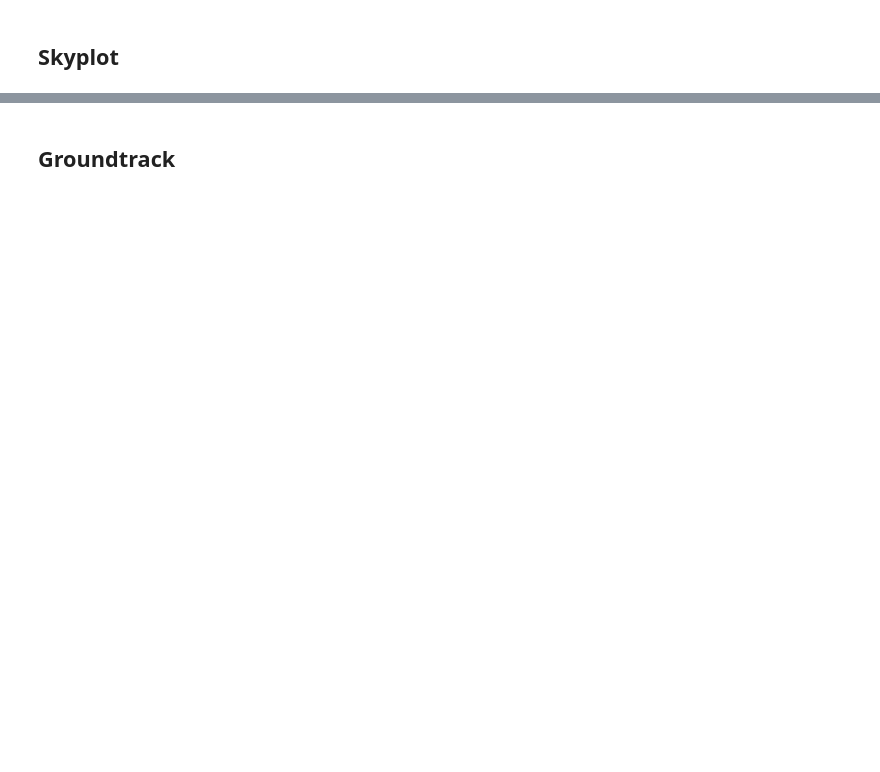
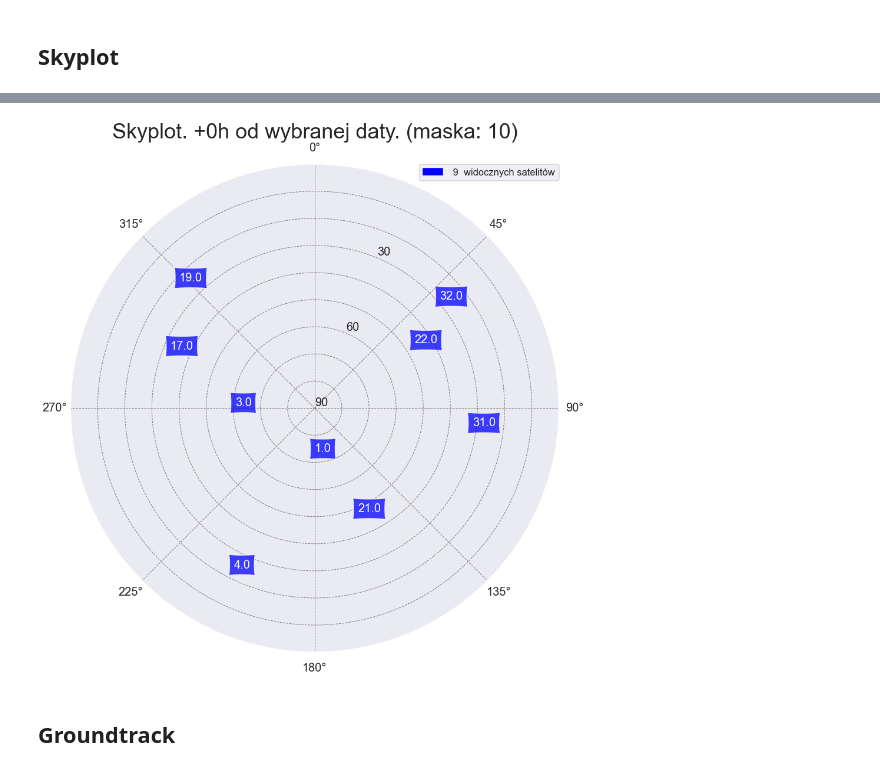
Before and after one commit to krz144/SNS, a Jupyter notebook: Projekt1/P1_almanach.ipynb, the cells around one changed output, grey strips where cells are left out. Saved outputs shown, nothing was run; the diff lists cells and outputs as text; code cells hidden in the pictures; blank space fills up the shorter version.

```diff
--- a/Projekt1/P1_almanach.ipynb
+++ b/Projekt1/P1_almanach.ipynb
@@ -181,7 +181,7 @@ def plot_skyplot(sat_positions):
     purple  ='#7A68A6'
 
         # start ploting
-    fig =plt.figure(figsize=(8,6))
+    fig =plt.figure(figsize=(18,18))
     plt.subplots_adjust(bottom= 0.1,
                         top   = 0.85,
                         left  = 0.1,
@@ -198,14 +198,14 @@ def plot_skyplot(sat_positions):
 
         ax.annotate(PRN,
                     xy=(np.radians(az), 90-el),
-                    bbox=dict(boxstyle="round", fc = green, alpha = 0.5),
+                    bbox=dict(boxstyle="round4, pad=0.3, rounding_size=-0.2", fc='blue', alpha=0.75),
                     horizontalalignment='center',
-                    verticalalignment='bottom',
-                    color = 'k')
+                    verticalalignment='center',
+                    color = 'white')
         #                     #
 
-    gps     = mpatches.Patch(color=green,  label='{:02.0f}  GPS'.format(PG))
-    plt.legend(handles=[gps], bbox_to_anchor=(1.05, 1), loc='upper left', borderaxespad=0.)
+    gps     = mpatches.Patch(color='blue',  label='{:2.0f}  widocznych satelitów'.format(PG))
+    plt.legend(handles=[gps], loc='upper right', borderaxespad=0.)
 
     # axis ticks descriptions
     ax.set_yticks(range(0, 90+10, 10))                   # Define the yticks
@@ -213,7 +213,6 @@ def plot_skyplot(sat_positions):
     ax.set_yticklabels(yLabel)
     # saving and showing plot
     # plt.savefig('satellite_skyplot.pdf')
+    ax.set_title('Skyplot. +'+str(GODZINA)+'h od wybranej daty.' + ' (maska: '+str(MASKA)+')', loc='center', fontsize=36)
     plt.show() # wyświetleni
-
-    print(PG)
 # %% [markdown]
@@ -559,3 +534,9 @@ fig.show()
+# %%
+GODZINA = 0  # integer, 0 - 23, odstęp godzinowy od wybranej daty, dla którego będzie rysowany skyplot widocznych satelit
+# %%
+plot_skyplot(elaz_dict[GODZINA])
+# %% [output]
+[figure, added]
 # %% [markdown]
 ## Groundtrack
 # %%
```
Also changed, not shown: parts of 30 cells of this notebook, 1 other file.
